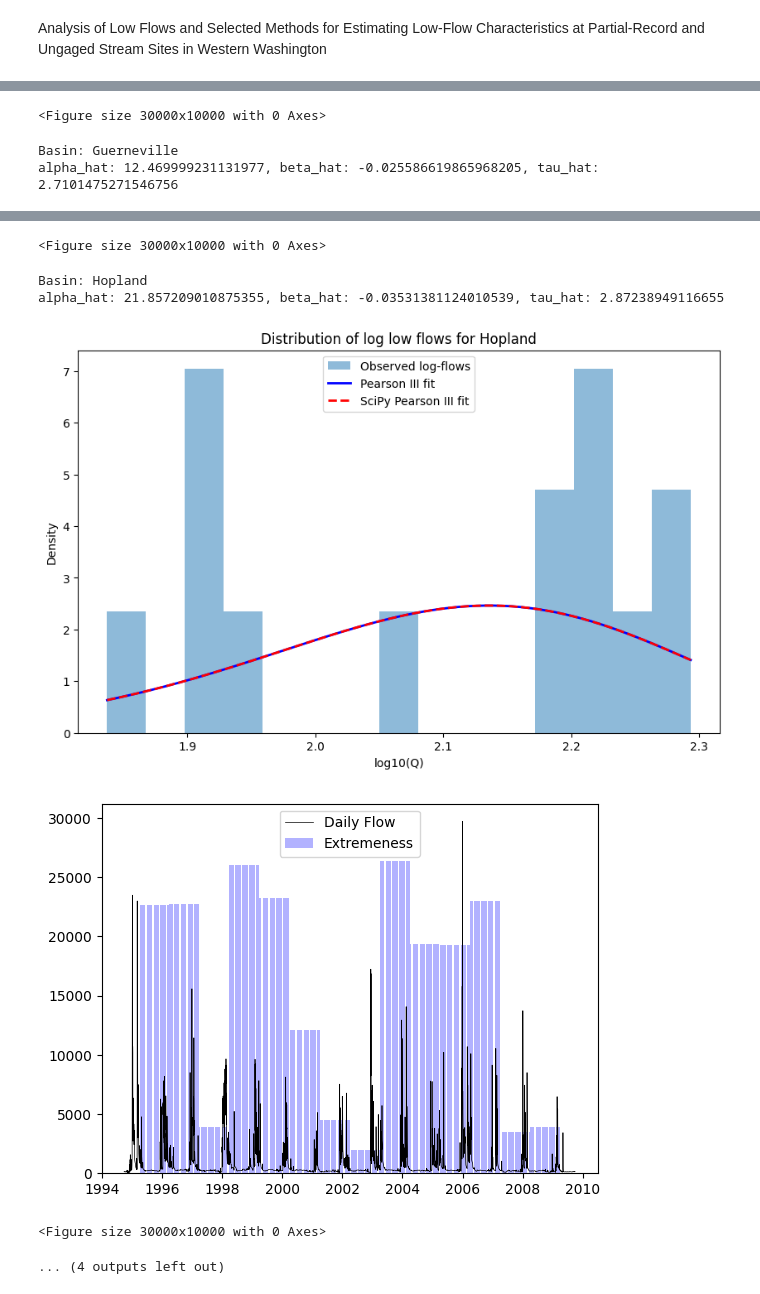
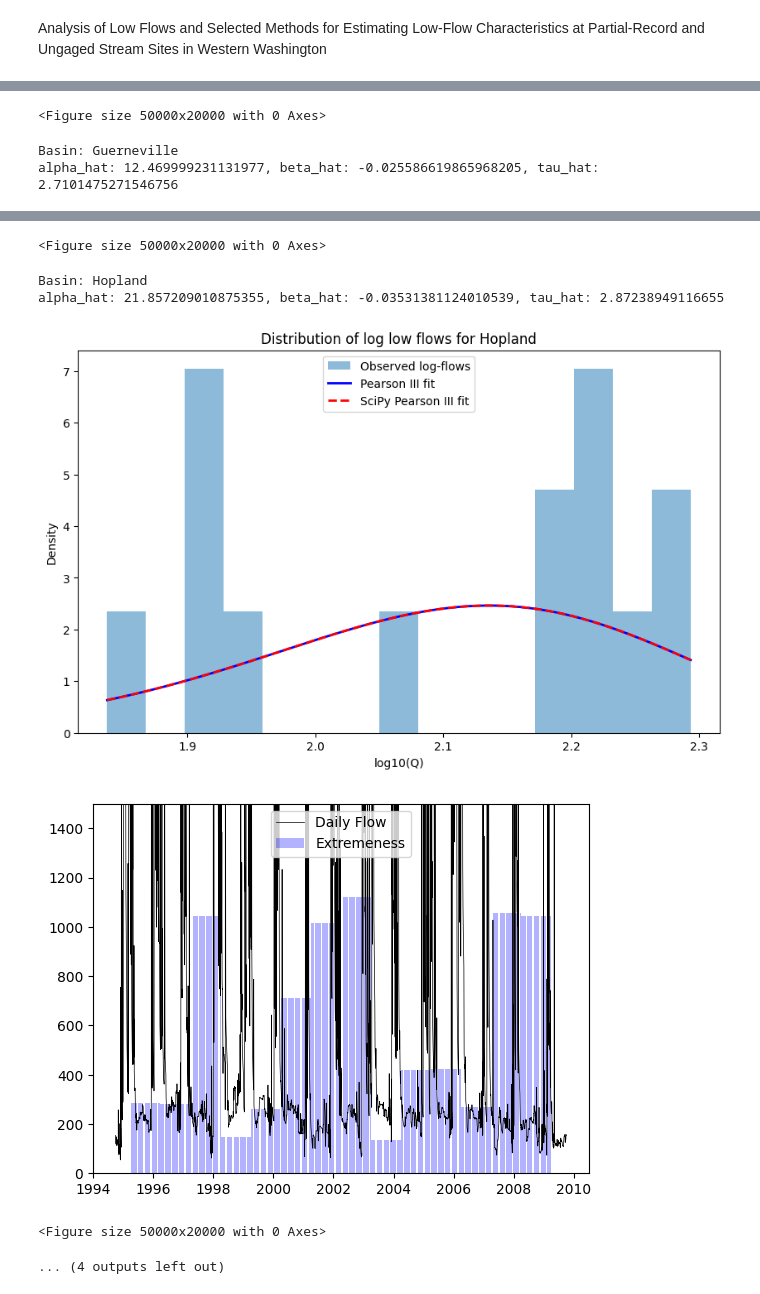
Before and after one commit to ArmanO2005/Fitting-a-Pearson-Type-III-Distribution-to-Peak-Flow-Data-from-the-Russian-River, a Jupyter notebook: Low_Flow_Analysis.ipynb, the cells around one changed output, grey strips where cells are left out. Saved outputs shown, nothing was run; the diff lists cells and outputs as text; code cells hidden in the pictures.

```diff
--- a/Low_Flow_Analysis.ipynb
+++ b/Low_Flow_Analysis.ipynb
@@ -126,12 +126,12 @@ for basin in low_flows.keys():
     flows['extremeness'] = None
     for i, year in enumerate(flows['climatic_year'].unique()[1:][:-1]):
         flows.loc[flows['climatic_year'] == year, 'mav'] = basin_low_flows[i]
-        flows.loc[flows['climatic_year'] == year, 'extremeness'] = 1 - extreme_years[basin].iloc[i]
+        flows.loc[flows['climatic_year'] == year, 'extremeness'] = extreme_years[basin].iloc[i]
 
 
     plt.bar(
         flows['Date'],
-        flows['extremeness'] * max(all_data[basin].iloc[:, 3]),
+        flows['extremeness'] * 1200,
         color="blue",
         alpha=0.3,
         label="Extremeness"
@@ -153,9 +153,10 @@ for basin in low_flows.keys():
         linewidth=0.5,
         label="Daily Flow",
     )
+    plt.ylim(0, 1500)
 
     plt.legend()
-    plt.figure(figsize=(300, 100))
+    plt.figure(figsize=(500, 200))
     plt.show()
 # %% [output]
 Basin: Calpella
@@ -165,4 +166,4 @@ alpha_hat: 2.8625429073921698, beta_hat: -0.28210717613536923, tau_hat: 2.397013
-<Figure size 30000x10000 with 0 Axes>
+<Figure size 50000x20000 with 0 Axes>
 Basin: Guerneville
 alpha_hat: 12.469999231131977, beta_hat: -0.025586619865968205, tau_hat: 2.7101475271546756
 [figure]
@@ -170,9 +171,9 @@ alpha_hat: 12.469999231131977, beta_hat: -0.025586619865968205, tau_hat: 2.71014
-<Figure size 30000x10000 with 0 Axes>
+<Figure size 50000x20000 with 0 Axes>
 Basin: Hopland
 alpha_hat: 21.857209010875355, beta_hat: -0.03531381124010539, tau_hat: 2.87238949116655
 [figure]
-[figure, old version]
+[figure, new version]
-<Figure size 30000x10000 with 0 Axes>
+<Figure size 50000x20000 with 0 Axes>
 ... (4 outputs left out)
 # %%
 extreme_years.to_csv('low_flow_analysis.csv', index=False)
```
Also changed, not shown: parts of 2 cells of this notebook, 11 other files.
